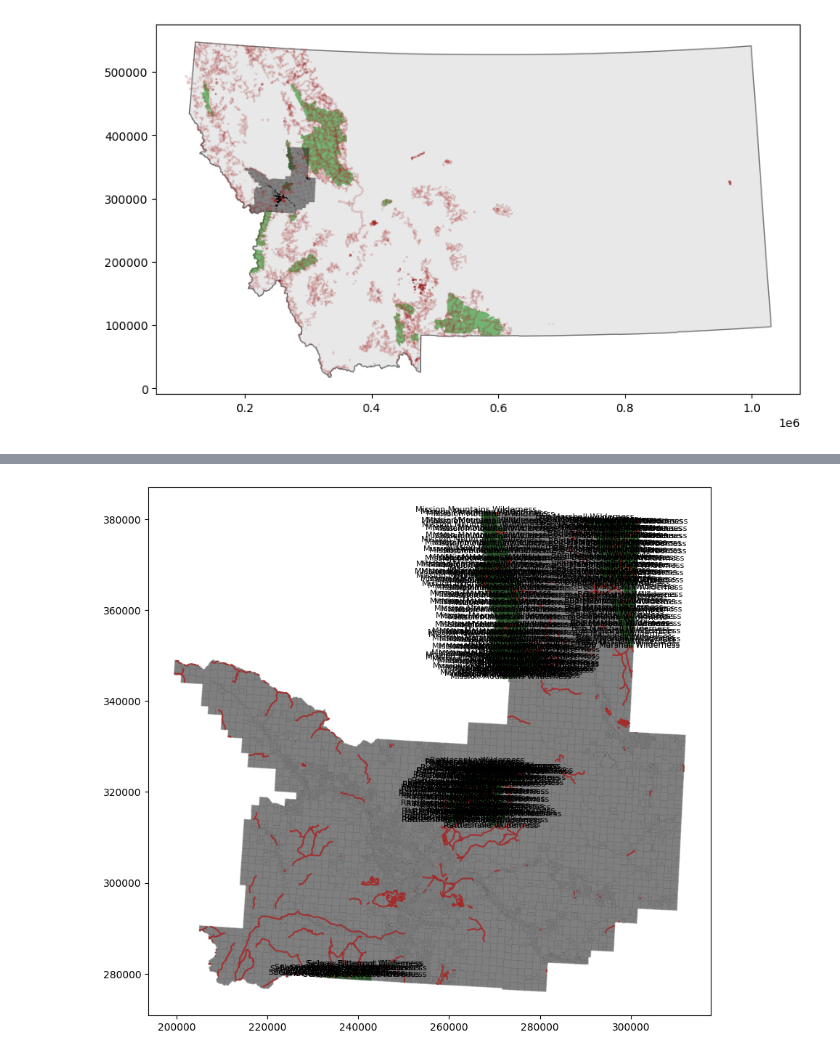
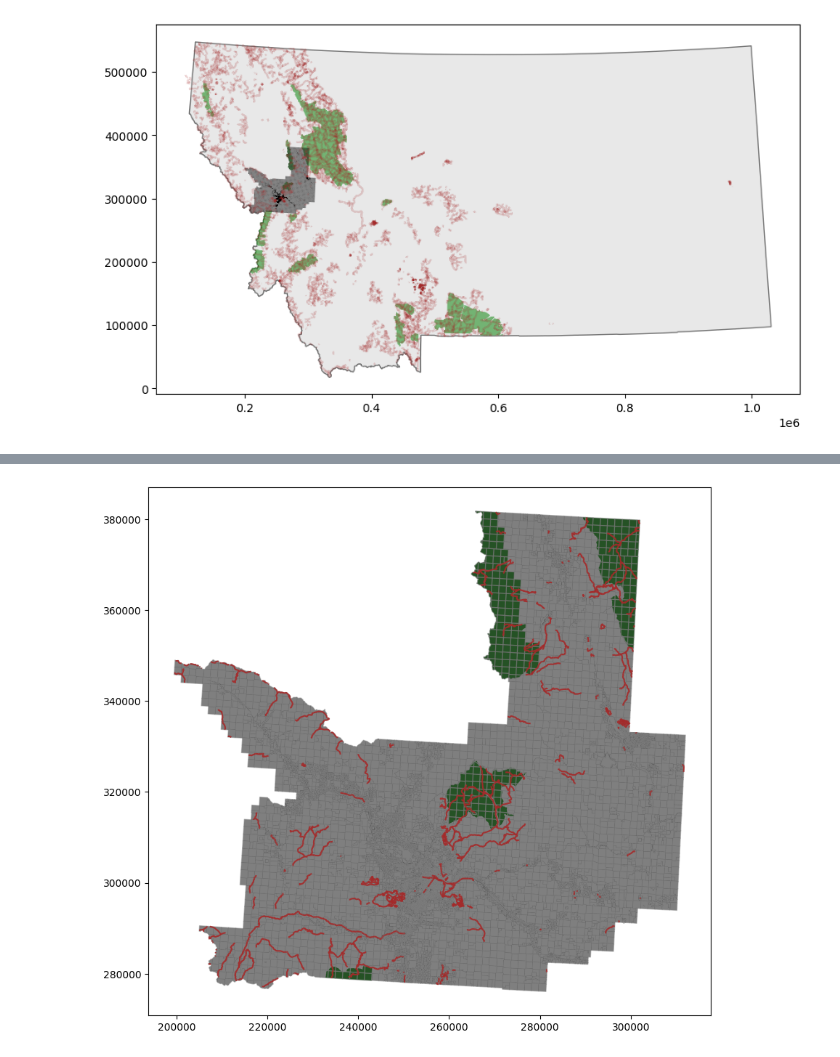
Before and after one commit to matthewcluck/missoula_hike, a Jupyter notebook: processing.ipynb, the cells around one changed output, grey strips where cells are left out. Cells and saved outputs as stored; diff of their text form; code cells hidden in the pictures.

```diff
--- a/processing.ipynb
+++ b/processing.ipynb
@@ -58,18 +48,11 @@ nwa_missoula_gdf.head()
 # %%
 # Plot newly subsetted data
-
 fig, ax = plt.subplots(figsize=(10, 10))
-
-# Add labels for each feature
-for idx, row in nwa_missoula_gdf.iterrows():
-    ax.annotate(text=row["WILDERNESSNAME"],  # Replace "NAME" with the column you want to use as labels
-                xy=(row.geometry.centroid.x, row.geometry.centroid.y),
-                ha='center', fontsize=8, color='black')
 
 nwa_missoula_gdf.plot(ax=ax, color='green', alpha=0.7)
 trails_missoula_gdf.plot(ax=ax, color='brown', alpha=0.9)
 parcels_gdf.plot(ax=ax, color='black', edgecolor='gray', alpha=0.5)
 
 plt.show()
 # %% [output]
-[figure, old version]
+[figure, new version]
```
Also changed, not shown: parts of 2 cells of this notebook.
